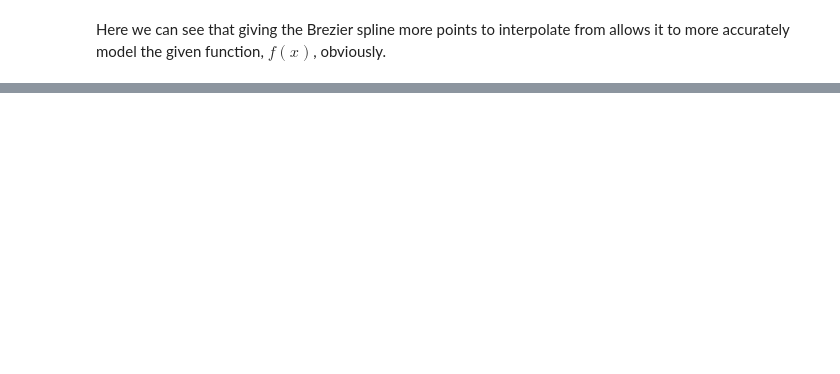
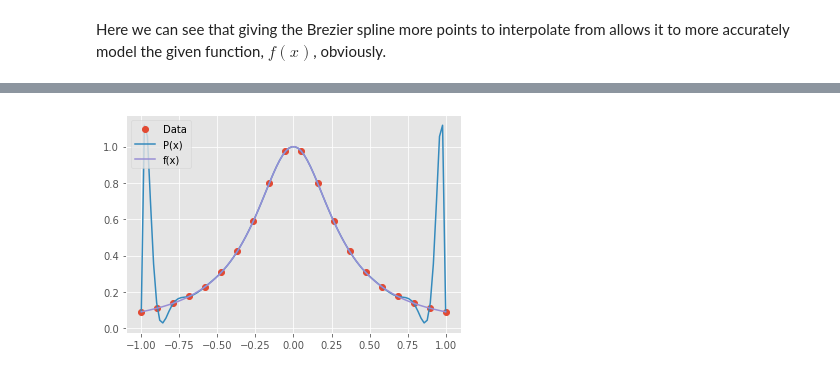
Before and after one commit to cu-numcomp/numcomp-team-project-group_project_csci_3656_team_d, a Jupyter notebook: project.ipynb, the cells around one changed output, grey strips where cells are left out. Drawn from its saved outputs; the diff is of its cells as text; code cells hidden in the pictures; blank space fills up the shorter version.

```diff
--- a/project.ipynb
+++ b/project.ipynb
@@ -74,0 +83,63 @@ Here we can see that giving the Brezier spline more points to interpolate from a
+# %%
+%matplotlib inline
+import matplotlib.pyplot as plt
+plt.style.use('ggplot')
+import numpy as np
+
+
+def f(x):
+    denominator = 1 + 10* x**2
+    y_value = 1/denominator
+    return y_value
+# %%
+def y_values(x):
+    num_points = x.size
+    y_values = np.zeros(num_points)
+    for i in range(num_points):
+        y_values[i] = f(x[i])
+    return y_values
+
+def lagrange(x, y):
+    @np.vectorize
+    def p(t):
+        from numpy import prod
+        m = len(x) - 1
+        w = 0
+        for i in range(m):
+            w += y[i] * (prod(t - x[:i]) * prod(t - x[i+1:])
+                         / (prod(x[i] - x[:i]) * prod(x[i] - x[i+1:])))
+        w += y[m] * prod(t - x[:m]) / prod(x[m] - x[:m])
+        return w
+    return p
+
+def plotFunctionWitGivenPoints(n_points):
+    x = x = np.linspace(-1,1,n_points)
+    y = y_values(x)
+    p = lagrange(x,y)
+
+
+    x_0 = np.linspace(-1,1,100)
+    plt.plot(x,y,'o',label='Data')
+    plt.plot(x_0,p(x_0),label='P(x)')
+    plt.plot(x_0,y_values(x_0), label='f(x)')
+    plt.legend(loc='upper left');
+
+    y_0 = y_values(x_0)
+    error = np.zeros(x_0.size)
+    for i in range(x_0.size):
+        numerator =  p(x_0[i]) - y_0[i]
+        error[i]= np.abs(numerator/p(x_0[i])) * 100
+    return p,error
+
+p,error = plotFunctionWitGivenPoints(20)
+
+x_0 = np.linspace(-1,1,100)
+
+total_error = 0
+
+for i in range(x_0.size):
+    total_error += error[i]
+
+average_error = total_error / x_0.size
+# %% [output]
+[figure, added]
```
Also changed, not shown: parts of 8 cells of this notebook.
